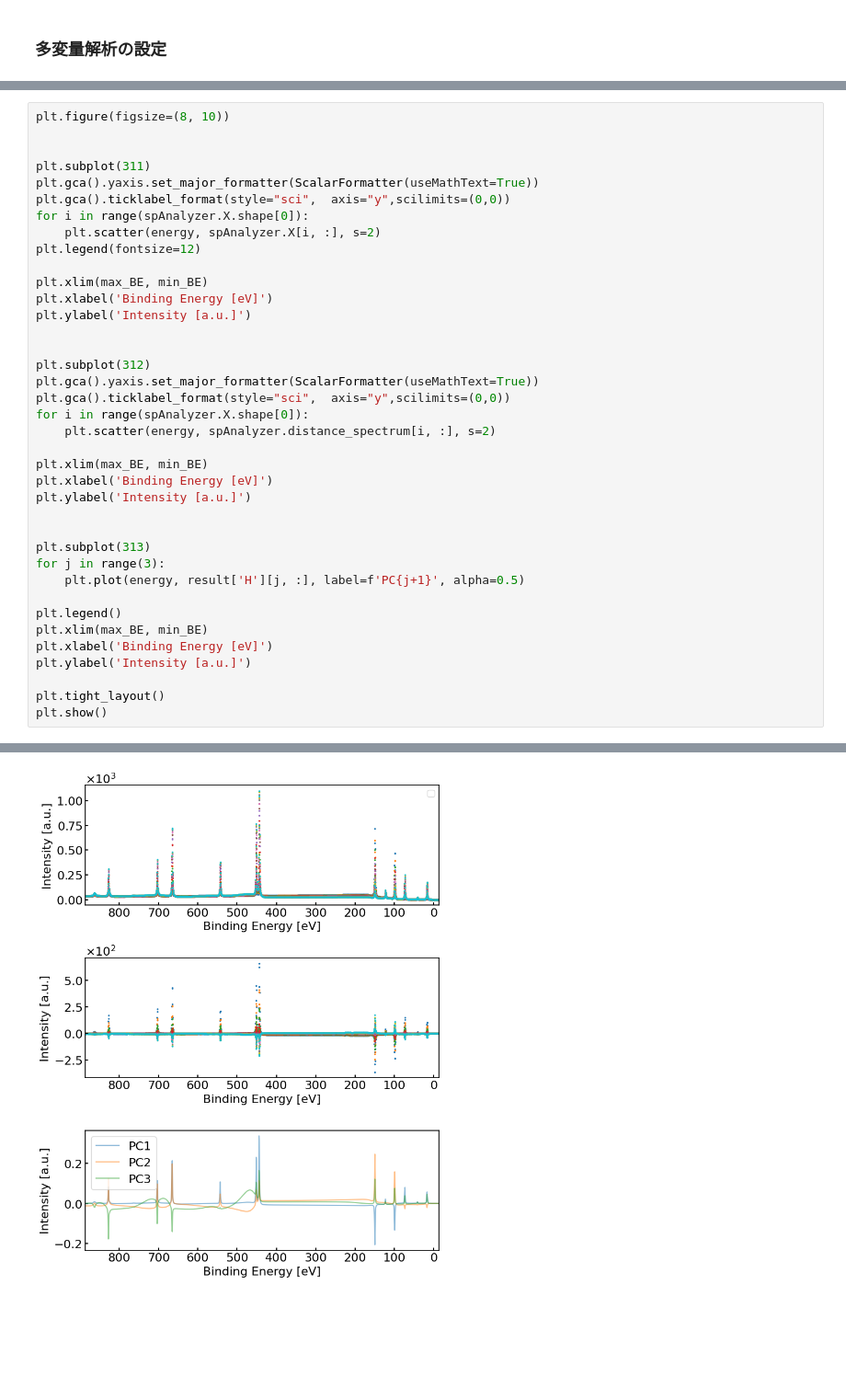
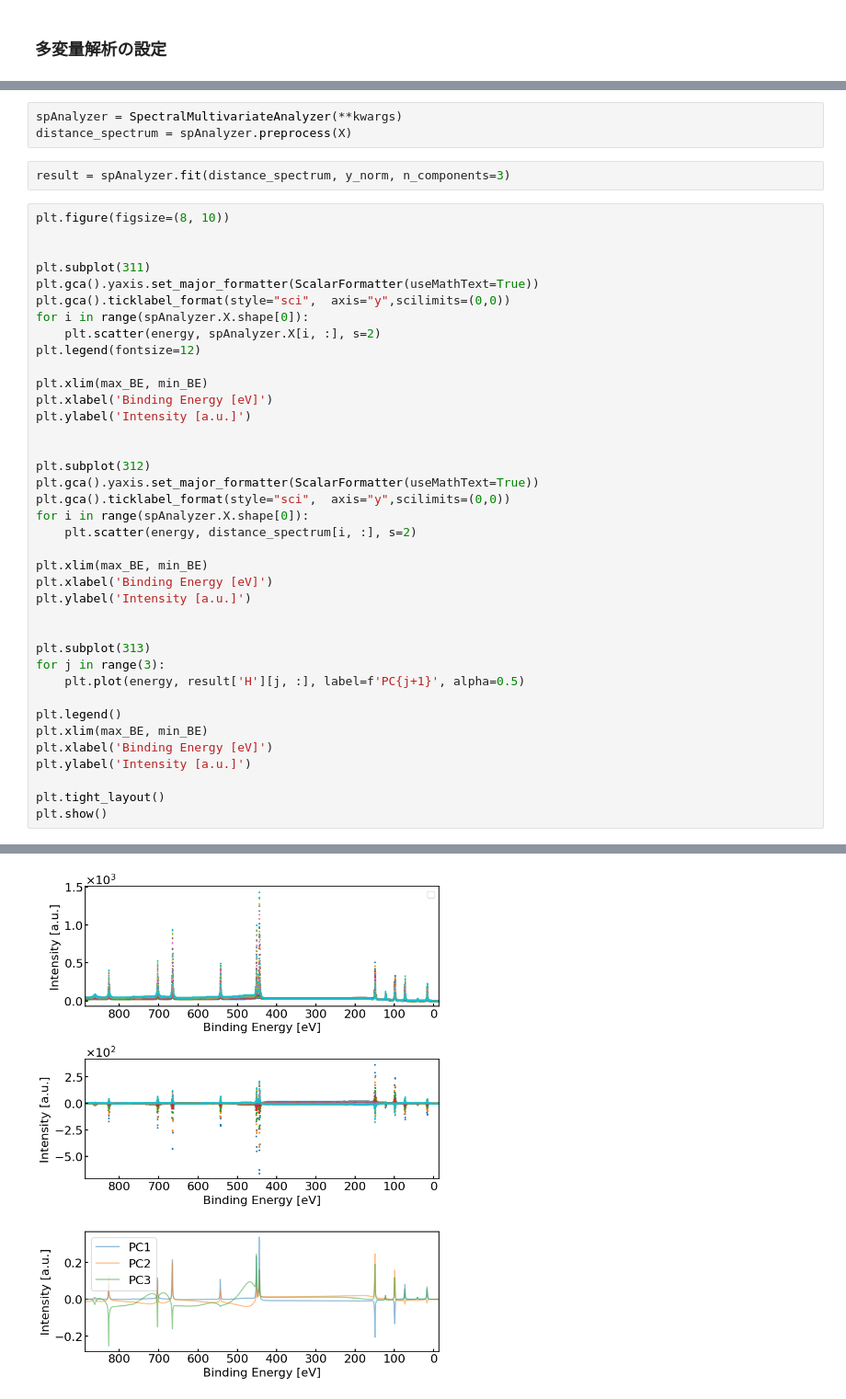
Before and after one commit to murakami9916/Spectral-Multivariate-Analysis, a Jupyter notebook: sample/tutorial.ipynb, the cells around one changed output, grey strips where cells are left out. Shown at 92% size. Cells and saved outputs as stored; diff of their text form; blank space fills up the shorter version.

```diff
--- a/sample/tutorial.ipynb
+++ b/sample/tutorial.ipynb
@@ -99,3 +97,8 @@ result = spAnalyzer.fit(n_components=3)
+# %%
+spAnalyzer = SpectralMultivariateAnalyzer(**kwargs)
+distance_spectrum = spAnalyzer.preprocess(X)
+# %%
+result = spAnalyzer.fit(distance_spectrum, y_norm, n_components=3)
 # %%
 plt.figure(figsize=(8, 10))
 
@@ -108,35 +111,35 @@ for i in range(spAnalyzer.X.shape[0]):
 plt.legend(fontsize=12)
 
 plt.xlim(max_BE, min_BE)
 plt.xlabel('Binding Energy [eV]')
 plt.ylabel('Intensity [a.u.]')
 
 
 plt.subplot(312)
 plt.gca().yaxis.set_major_formatter(ScalarFormatter(useMathText=True))
 plt.gca().ticklabel_format(style="sci",  axis="y",scilimits=(0,0))
 for i in range(spAnalyzer.X.shape[0]):
-    plt.scatter(energy, spAnalyzer.distance_spectrum[i, :], s=2)
+    plt.scatter(energy, distance_spectrum[i, :], s=2)
 
 plt.xlim(max_BE, min_BE)
 plt.xlabel('Binding Energy [eV]')
 plt.ylabel('Intensity [a.u.]')
 
 
 plt.subplot(313)
 for j in range(3):
     plt.plot(energy, result['H'][j, :], label=f'PC{j+1}', alpha=0.5)
 
 plt.legend()
 plt.xlim(max_BE, min_BE)
 plt.xlabel('Binding Energy [eV]')
 plt.ylabel('Intensity [a.u.]')
 
 plt.tight_layout()
 plt.show()
 # %% [output]
 No artists with labels found to put in legend.  Note that artists whose label start with an underscore are ignored when legend() is called with no argument.
-[figure, old version]
+[figure, new version]
 # %%
 plt.figure(figsize=(15, 5))
 
```
Also changed, not shown: parts of 6 cells of this notebook, 1 other file.
